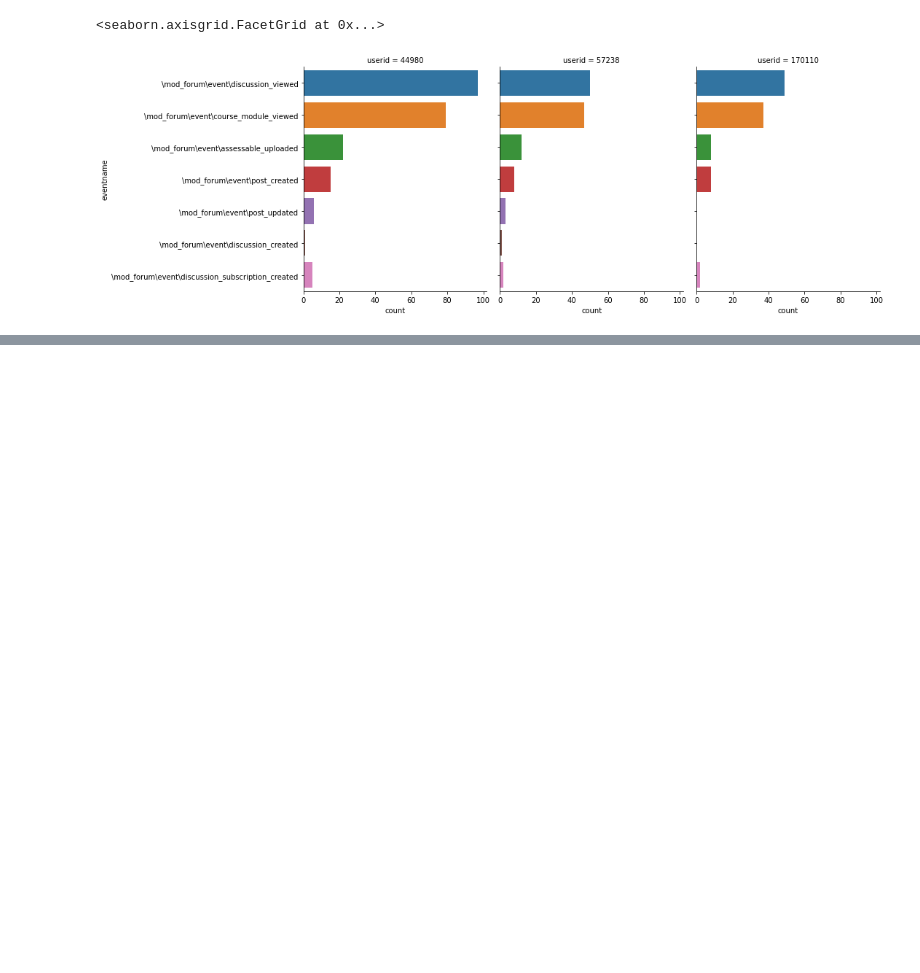
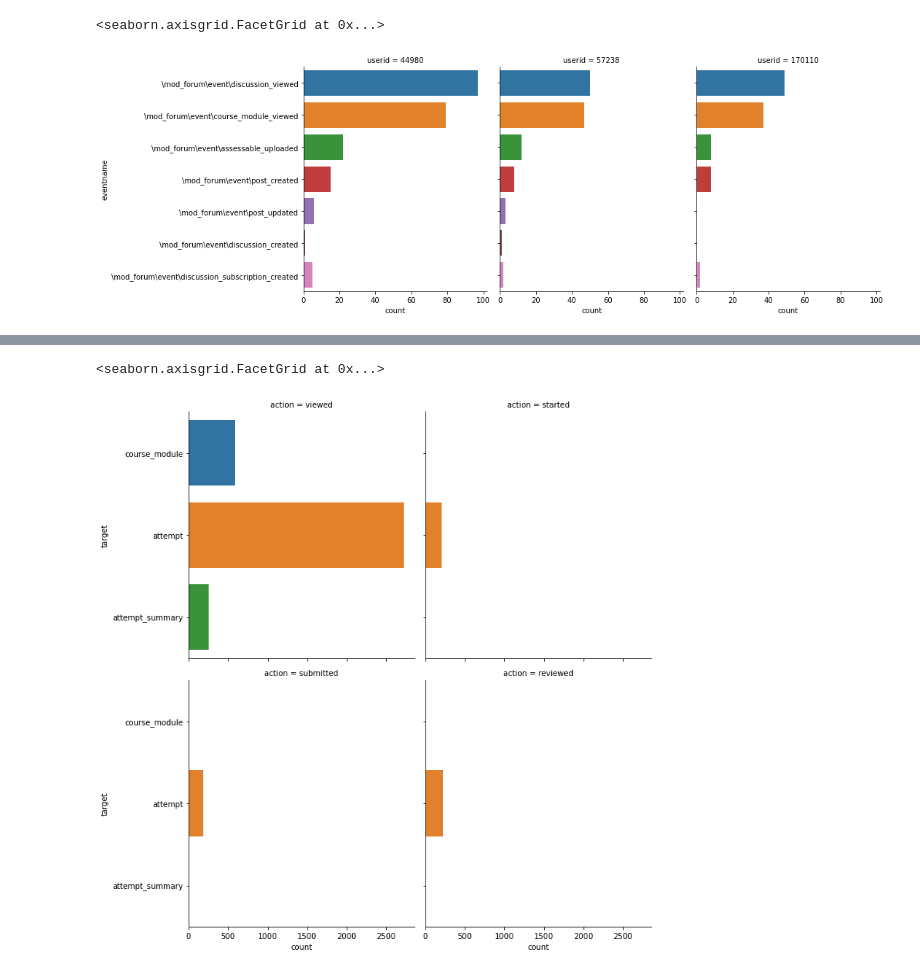
Before and after one commit to atp/edisc-analytics, a Jupyter notebook: Analise_de_Engajamento.ipynb, the cells around one changed output, grey strips where cells are left out. Saved outputs shown, nothing was run; the diff lists cells and outputs as text; code cells hidden in the pictures; blank space fills up the shorter version.

```diff
--- a/Analise_de_Engajamento.ipynb
+++ b/Analise_de_Engajamento.ipynb
@@ -287,0 +301,5 @@ sns.catplot(data=data,y='eventname',col='userid',col_wrap=3,kind='count')
+# %%
+sns.catplot(data=engajaquiz,y='target',col='action',col_wrap=2,kind='count')
+# %% [output]
+<seaborn.axisgrid.FacetGrid at 0x...>
+[figure, added]
```
Also changed, not shown: parts of 9 cells of this notebook.
